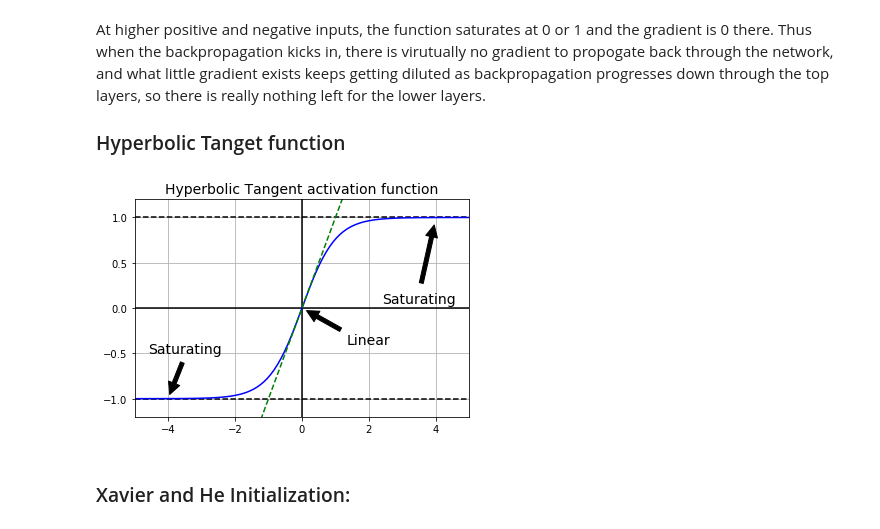
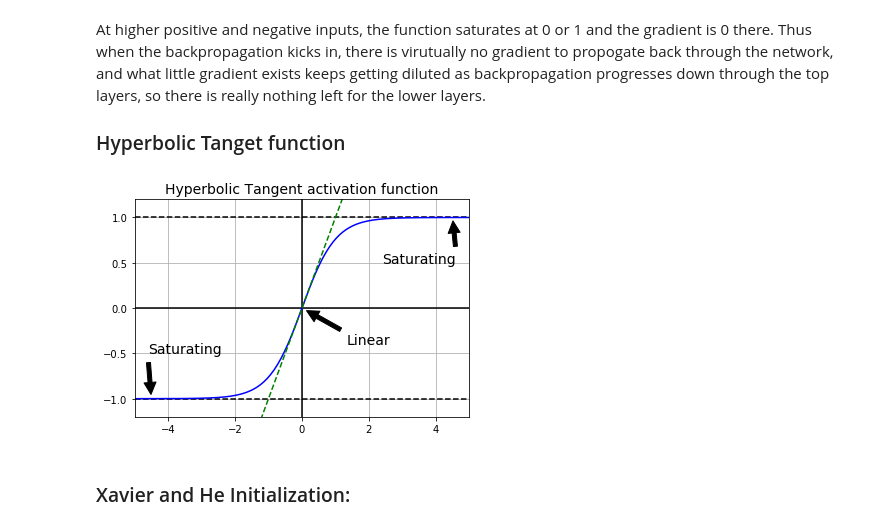
Before and after one commit to sivaram10/Python-Handson-Projects, a Jupyter notebook: 11-Deep Neural Nets.ipynb, the cells around one changed output. Drawn from its saved outputs; the diff is of its cells as text; code cells hidden in the pictures.

```diff
--- a/11-Deep Neural Nets.ipynb
+++ b/11-Deep Neural Nets.ipynb
@@ -45,23 +45,23 @@ At higher positive and negative inputs, the function saturates at 0 or 1 and the
 # %%
 def tan_h(z):
     return np.tanh(z)
 
 plt.plot([-5, 5], [0, 0], 'k-')
 plt.plot([0, 0], [1.2, -1.2], 'k-')
 plt.plot([-5, 5], [1, 1], 'k--')
 plt.plot([-5, 5], [-1, -1], 'k--')
 plt.plot(z, tan_h(z), 'b')
 plt.plot([-5, 5], [-5, 5], 'g--')
 plt.axis([-5, 5, -1.2, 1.2])
 plt.grid(True)
 props = dict(facecolor='black', shrink=0.1)
-plt.annotate('Saturating', xytext=(3.5, .05), xy=(4, 1), arrowprops=props, fontsize=14, ha="center")
-plt.annotate('Saturating', xytext=(-3.5,-0.5), xy=(-4, -1), arrowprops=props, fontsize=14, ha="center")
+plt.annotate('Saturating', xytext=(3.5, 0.5), xy=(4.5, 1), arrowprops=props, fontsize=14, ha="center")
+plt.annotate('Saturating', xytext=(-3.5,-0.5), xy=(-4.5, -1), arrowprops=props, fontsize=14, ha="center")
 plt.annotate('Linear', xytext=(2, -0.4), xy=(0, 0), arrowprops=props, fontsize=14, ha="center")
 plt.title("Hyperbolic Tangent activation function", fontsize=14)
 plt.show()
 # %% [output]
-[figure, old version]
+[figure, new version]
 # %% [markdown]
 ### Xavier and He Initialization:
 # %% [markdown]
```
Also changed, not shown: parts of 10 cells of this notebook.
